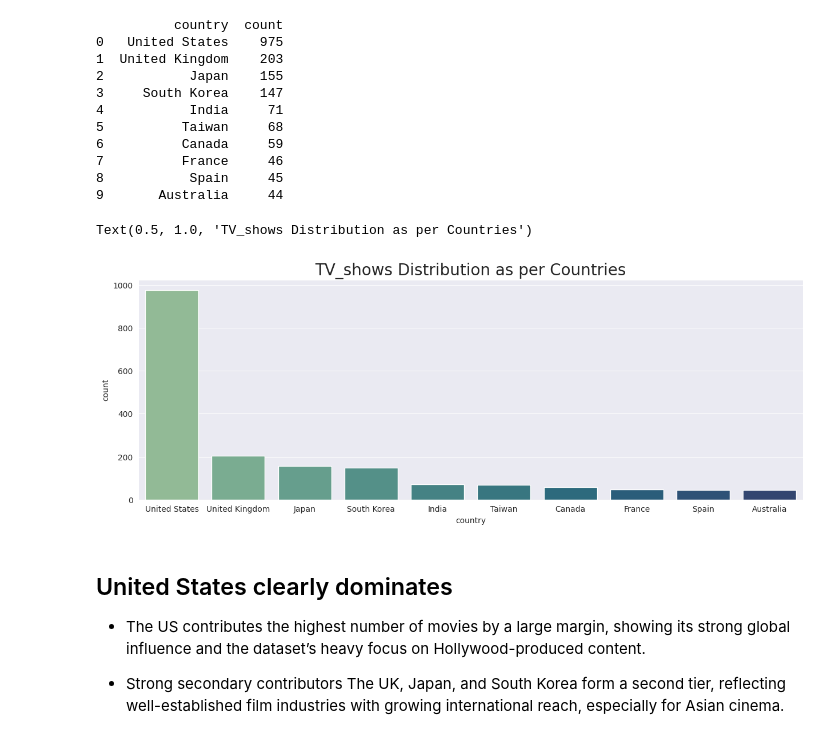
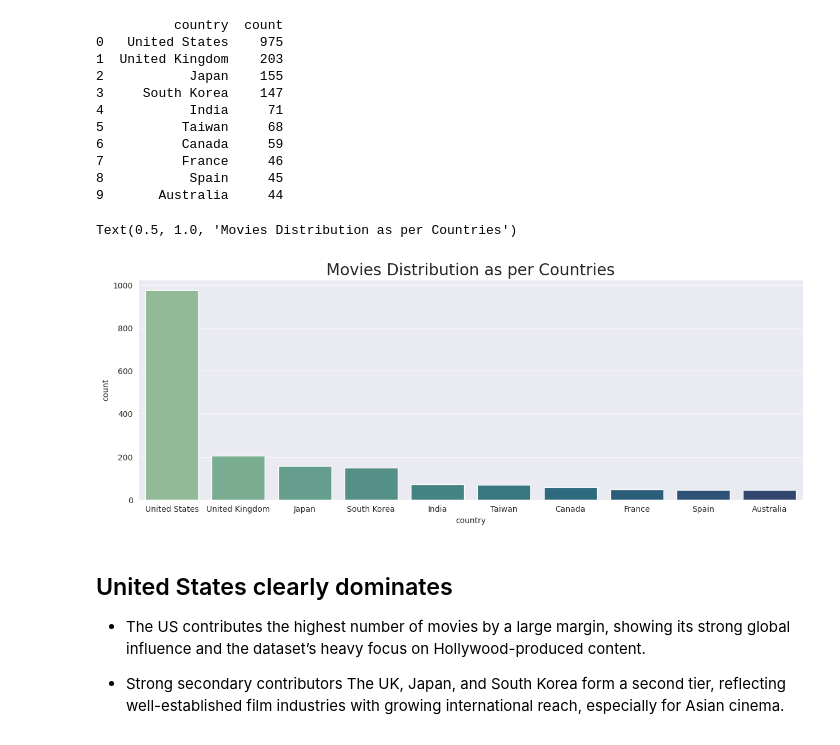
Before and after one commit to Agnik-git-sys/Netflix_Data_Analysis, a Jupyter notebook: Netflix_Data_Analysis.ipynb, the cells around one changed output. Drawn from its saved outputs; the diff is of its cells as text; code cells hidden in the pictures.

Commit message:
Kaggle Notebook | Netflix_Data_Analysis | Version 14

```diff
--- a/Netflix_Data_Analysis.ipynb
+++ b/Netflix_Data_Analysis.ipynb
@@ -653,10 +653,10 @@ print(tv_con_dataset)
 9       Australia     44
 # %%
 plt.figure(figsize=(15,5))
-sns.barplot(data=tv_con_dataset, x="country", y="count", hue="country", legend=False, palette = "crest").set_title("TV_shows Distribution as per Countries",fontsize=20)
+sns.barplot(data=tv_con_dataset, x="country", y="count", hue="country", legend=False, palette = "crest").set_title("Movies Distribution as per Countries",fontsize=20)
 # %% [output]
-Text(0.5, 1.0, 'TV_shows Distribution as per Countries')
+Text(0.5, 1.0, 'Movies Distribution as per Countries')
-[figure, old version]
+[figure, new version]
 # %% [markdown]
 ## United States clearly dominates
 - The US contributes the highest number of movies by a large margin, showing its strong global influence and the dataset’s heavy focus on Hollywood-produced content.
```
Also changed, not shown: parts of 1 cell of this notebook.
